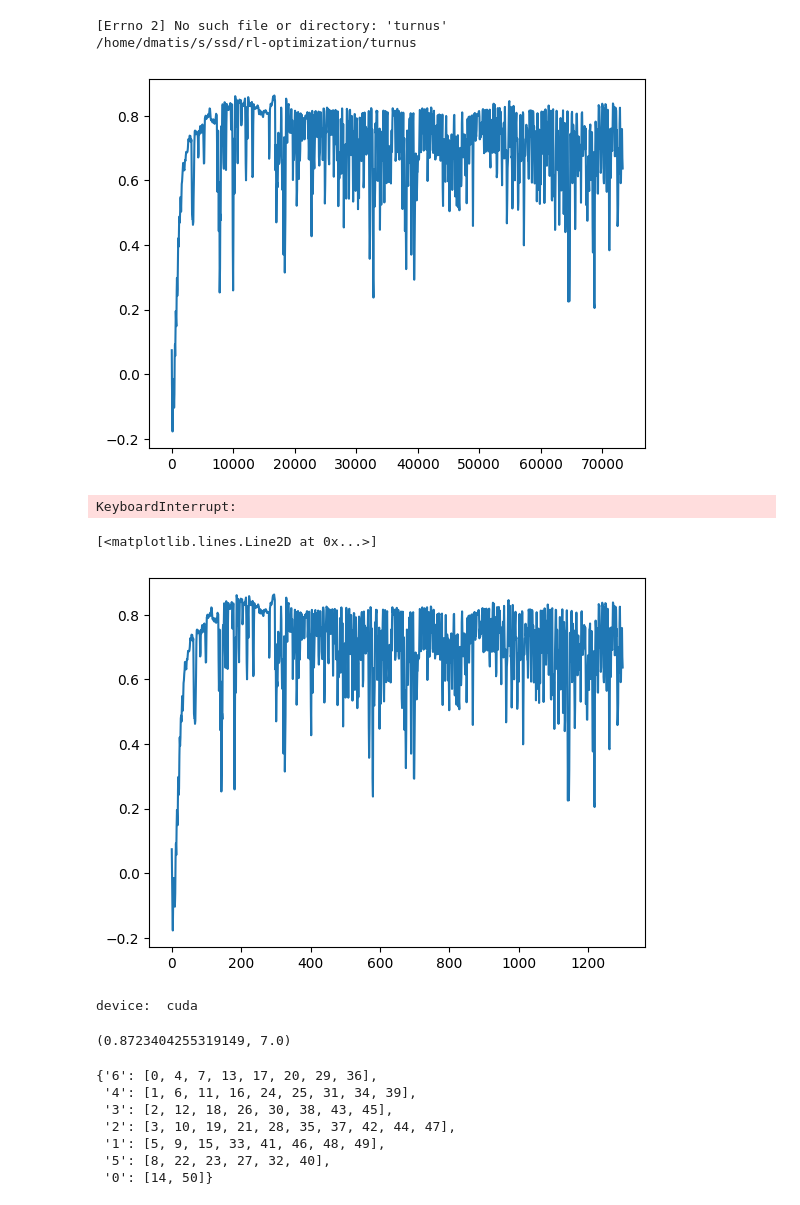
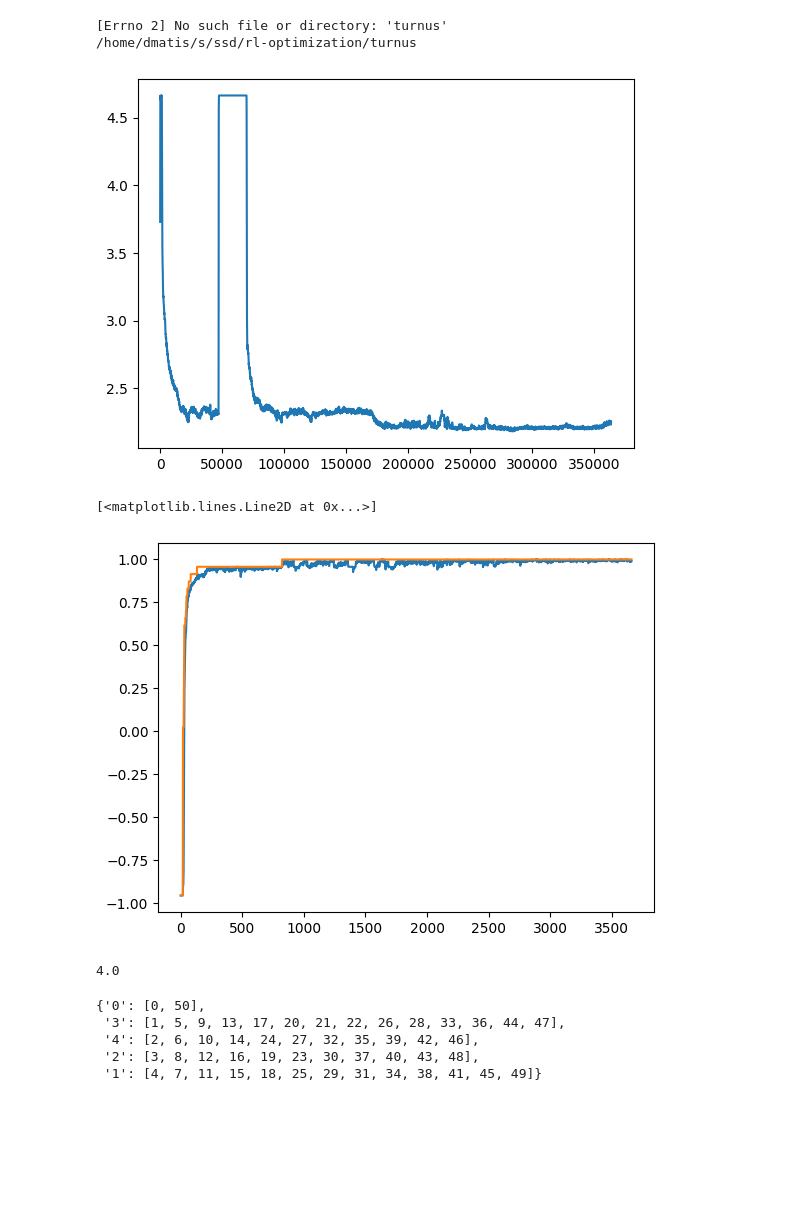
Before and after one commit to Ed-zo/rl-optimization, a Jupyter notebook: turnus/eval.ipynb, the cells around one changed output. Saved outputs shown, nothing was run; the diff lists cells and outputs as text; code cells hidden in the pictures; blank space fills up the shorter version.

```diff
--- a/turnus/eval.ipynb
+++ b/turnus/eval.ipynb
@@ -13,61 +13,63 @@ import matplotlib.pyplot as plt
 
 while True:
     clear_output(wait=True)
-    df = pd.read_csv('results/data/ppo_2.txt')
+    df = pd.read_csv('results/data/ppo.csv')
     plt.plot(df['episode'], df['avg_score'])
     plt.show()
     time.sleep(5)
 # %% [output]
-[figure, old version]
+[figure, new version]
-KeyboardInterrupt:
 # %%
 import pandas as pd
 import matplotlib.pyplot as plt
 
-df = pd.read_csv('results/data/ppo_2.txt')
+df = pd.read_csv('results/data/ppo.txt')
 plt.plot(df['iteration'], df['avg_score'])
+plt.plot(df['iteration'], df['best_score'])
 # %% [output]
 [<matplotlib.lines.Line2D at 0x...>]
-[figure, old version]
+[figure, new version]
 # %%
 import torch
 from env import Env
-import graph_utils
+import turnus.utils.graph_utils as graph_utils
 from model import GCN
-from utils import reward_to_obj
+from turnus.utils.utils import reward_to_obj
+from torch_geometric.data import Data
+
+def evaluate(model: str, env: Env):
+    net = GCN(env.state_space(), env.action_space()).to(device)
+    state_dict = torch.load(model)
+    net.load_state_dict(state_dict)
+    net.eval()
+
+    observation, mask = env.reset()
+    terminal = False
+
+    r_sum = 0
+    while not terminal:
+        logit, value = net(observation)
+        logit = torch.where(mask, logit, torch.tensor(-1e+8, device=device))
+        action = logit.argmax()
+        observation, mask, reward, terminal, _ = env.step(action.item())
+        r_sum += reward
+
+    return observation, r_sum, reward_to_obj(r_sum, 4, env.MAX_VEHICLES)
 
 device = torch.device("cuda" if torch.cuda.is_available() else "cpu")
-print('device: ', device)
 graph = graph_utils.load_graph('data/1')
 
 env = Env(graph, device)
-
-net = GCN(env.state_space(), env.action_space()).to(device)
-state_dict = torch.load('results/models/ppo_2_295_ppo.pt')
-net.load_state_dict(state_dict)
-net.eval()
-
-observation, mask = env.reset()
-terminal = False
-
-r_sum = 0
-while not terminal:
-    logit, value = net(observation)
-    logit = torch.where(mask, logit, torch.tensor(-1e+8, device=device))
-    action = logit.argmax()
-    observation, mask, reward, terminal, _ = env.step(action.item())
-    r_sum += reward
-
-r_sum, reward_to_obj(r_sum, 4, env.MAX_VEHICLES)
+observation, _, vehicles = evaluate('results/models/ppo_844_ppo.pt', env)
+vehicles
 # %% [output]
-device:  cuda
+4.0
-(0.8723404255319149, 7.0)
 # %%
-def get_tours_by_vehicles(graph, env):
+def get_tours_by_vehicles(graph: Data, env: Env):
     vehicles = {}
     for i in range(graph.num_nodes):
         node = graph.x[i]
-        vehicle = (node[env.visited_flag_index] * env.MAX_VEHICLES).item()
+        vehicle = (node[env.flag_visited_index] * env.MAX_VEHICLES).item()
 
         if vehicle != int(vehicle):
             raise ValueError("Vehicle ID is not an integer")
@@ -83,11 +85,9 @@ def get_tours_by_vehicles(graph, env):
 
 get_tours_by_vehicles(observation.cpu(), env)
 # %% [output]
-{'6': [0, 4, 7, 13, 17, 20, 29, 36],
- '4': [1, 6, 11, 16, 24, 25, 31, 34, 39],
- '3': [2, 12, 18, 26, 30, 38, 43, 45],
- '2': [3, 10, 19, 21, 28, 35, 37, 42, 44, 47],
- '1': [5, 9, 15, 33, 41, 46, 48, 49],
- '5': [8, 22, 23, 27, 32, 40],
- '0': [14, 50]}
+{'0': [0, 50],
+ '3': [1, 5, 9, 13, 17, 20, 21, 22, 26, 28, 33, 36, 44, 47],
+ '4': [2, 6, 10, 14, 24, 27, 32, 35, 39, 42, 46],
+ '2': [3, 8, 12, 16, 19, 23, 30, 37, 40, 43, 48],
+ '1': [4, 7, 11, 15, 18, 25, 29, 31, 34, 38, 41, 45, 49]}
 # %%
```
Also changed, not shown: parts of 4 cells of this notebook, 14 other files.
